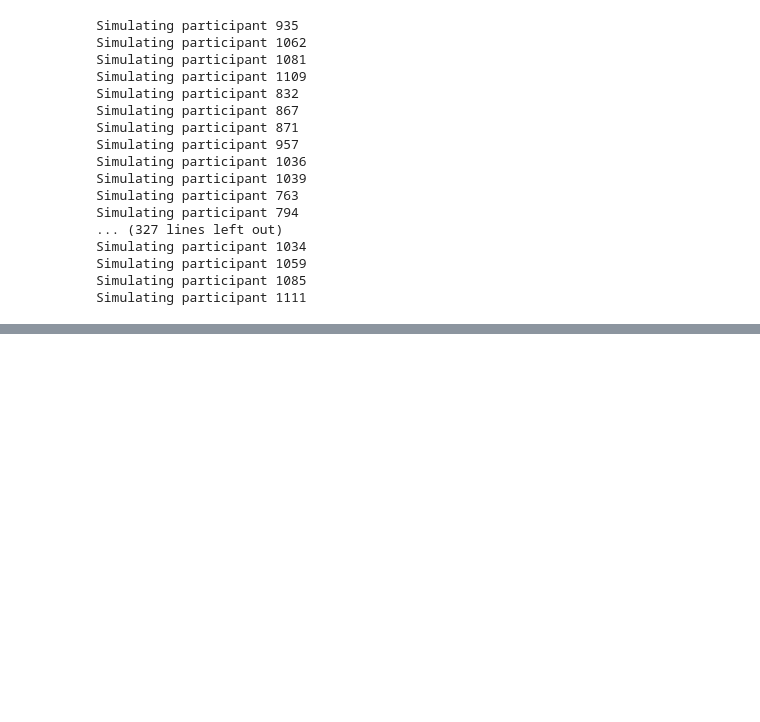
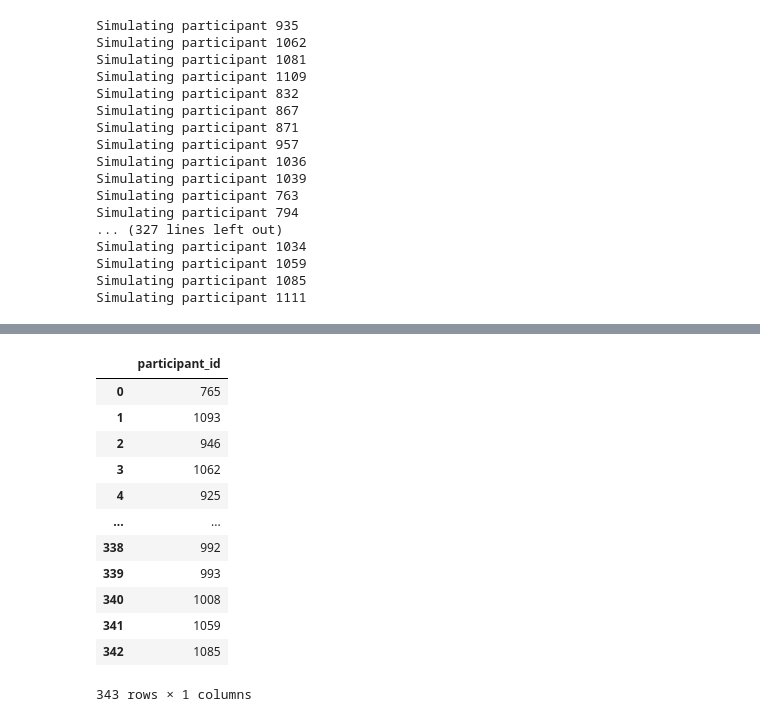
Before and after one commit to jjjj17/HSSM-fitting, a Jupyter notebook: hssm_sim.ipynb, the cells around one changed output, grey strips where cells are left out. Cells and saved outputs as stored; diff of their text form; code cells hidden in the pictures; blank space fills up the shorter version.

```diff
--- a/hssm_sim.ipynb
+++ b/hssm_sim.ipynb
@@ -332,0 +522,18 @@ Accuracy (sim):  0.7885568513119533
+# %%
+fitted_participantd_ids = pd.read_sql_query("SELECT DISTINCT participant_id FROM recovered_fits_2", sqlite3.connect('hssm_fits.db'))
+# %%
+fitted_participantd_ids
+# %% [output]
+|  | participant_id |
+| 0 | 765 |
+| 1 | 1093 |
+| 2 | 946 |
+| 3 | 1062 |
+| 4 | 925 |
+| ... | ... |
+| 338 | 992 |
+| 339 | 993 |
+| 340 | 1008 |
+| 341 | 1059 |
+| 342 | 1085 |
+343 rows × 1 columns
```
Also changed, not shown: parts of 21 cells of this notebook, 3 other files.
